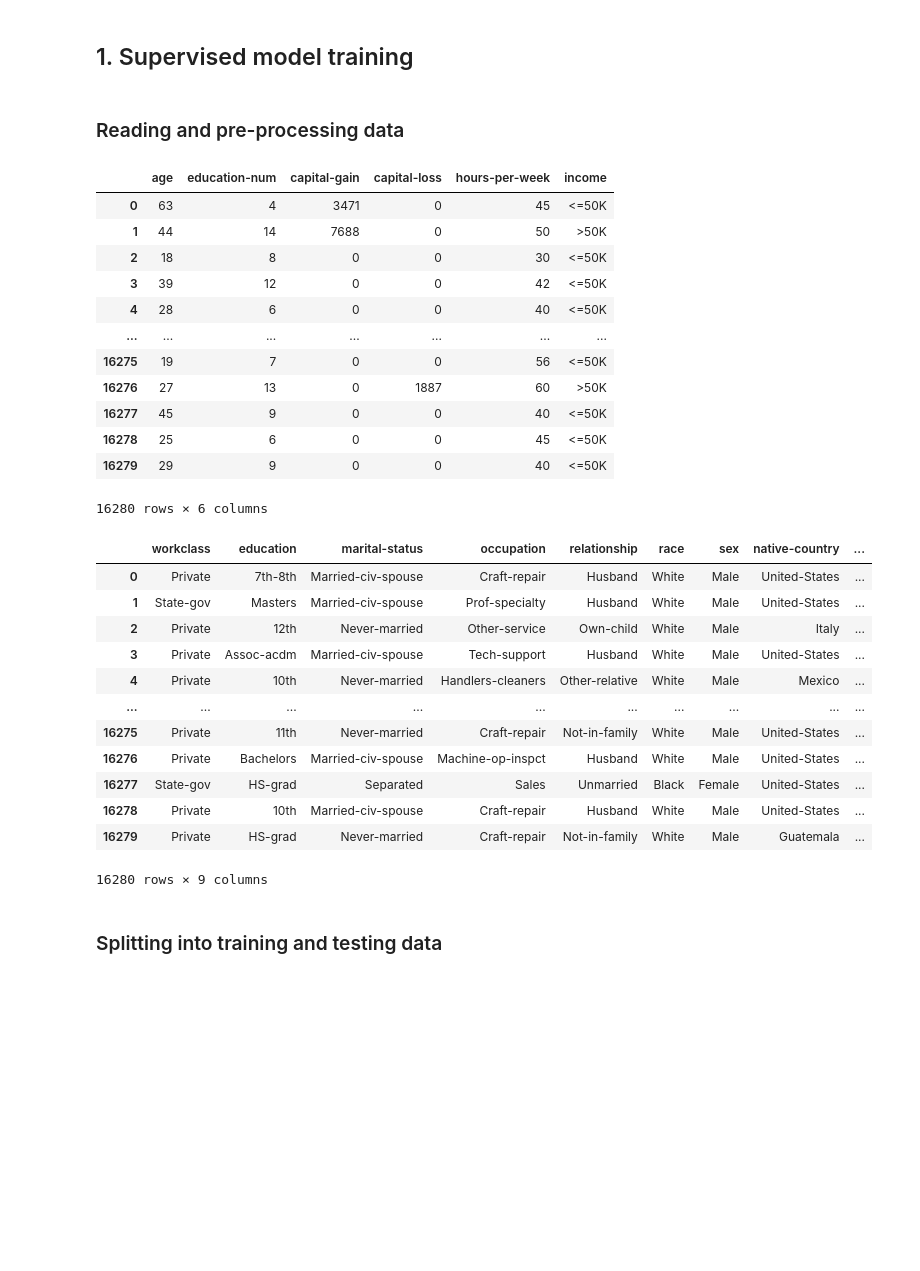
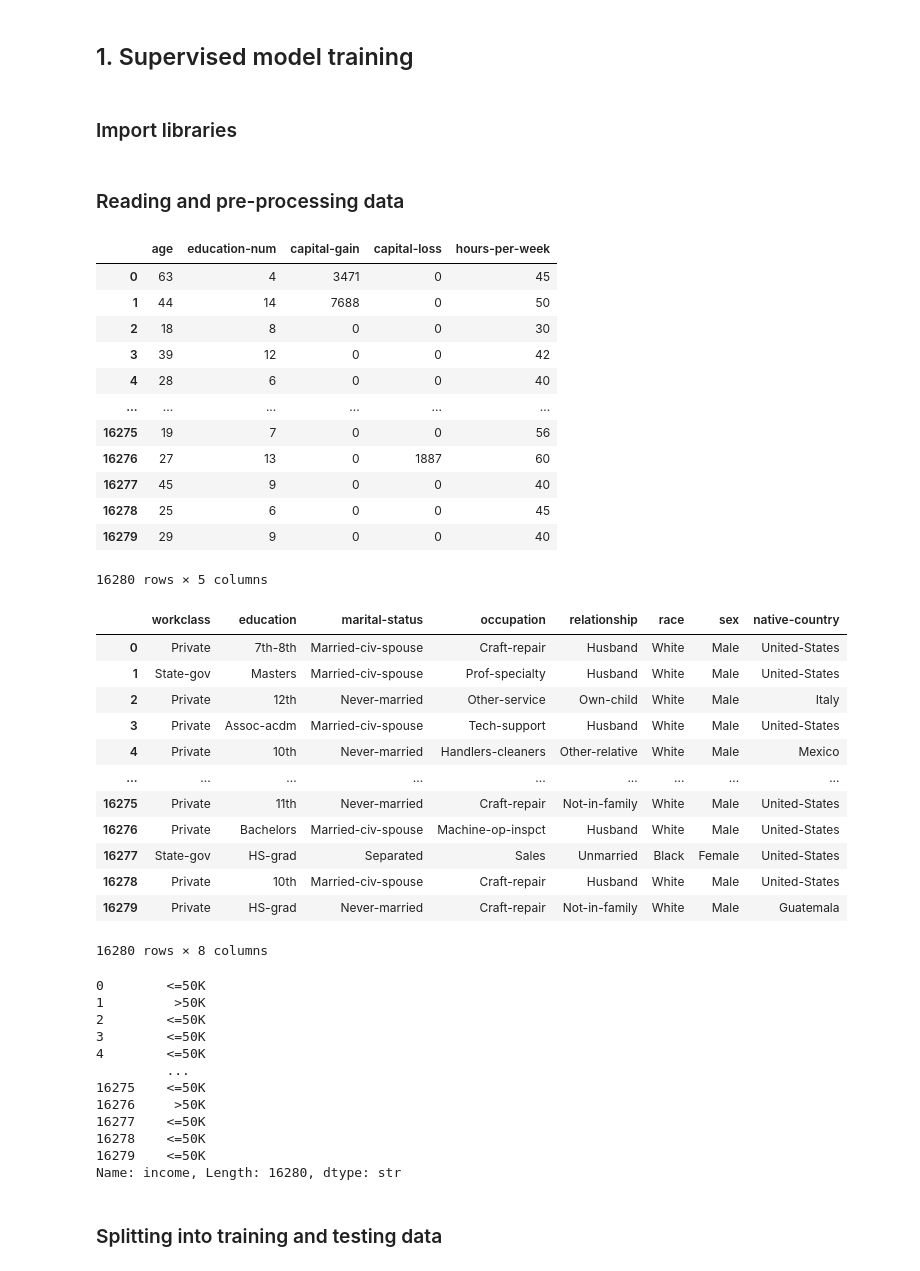
Before and after one commit to narolinelim/naive-bayes-income-classification, a Jupyter notebook: COMP30027_2026_asst1_template.ipynb, the cells around one changed output. Saved outputs shown, nothing was run; the diff lists cells and outputs as text; code cells hidden in the pictures; blank space fills up the shorter version.

```diff
--- a/COMP30027_2026_asst1_template.ipynb
+++ b/COMP30027_2026_asst1_template.ipynb
@@ -13,3 +13,5 @@ This iPython notebook is a template which you will use for your Assignment 1 sub
 **Adding proper comments to your code is MANDATORY. **
 # %% [markdown]
 ## 1. Supervised model training
+# %% [markdown]
+### Import libraries
@@ -16,44 +26,55 @@ This iPython notebook is a template which you will use for your Assignment 1 sub
 # %% [markdown]
 ### Reading and pre-processing data
 # %%
-import pandas as pd
-import math
-import numpy as np
 
 # Reading and pre-processing data
 data = pd.read_csv('Assignment1_data/adult_supervised_train.csv', sep=',')
 data = data.dropna(how='all')
 
-continuous_features = data[['age','education-num','capital-gain','capital-loss','hours-per-week','income']]
-categorical_features = data[['workclass','education','marital-status','occupation','relationship','race','sex','native-country','income']]
+continuous_features = data[['age','education-num','capital-gain','capital-loss','hours-per-week']]
+categorical_features = data[['workclass','education','marital-status','occupation','relationship','race','sex','native-country']]
 display(continuous_features)
 display(categorical_features)
+y = data['income']
+display(y)
 # %% [output]
-|  | age | education-num | capital-gain | capital-loss | hours-per-week | income |
-| 0 | 63 | 4 | 3471 | 0 | 45 | <=50K |
-| 1 | 44 | 14 | 7688 | 0 | 50 | >50K |
-| 2 | 18 | 8 | 0 | 0 | 30 | <=50K |
-| 3 | 39 | 12 | 0 | 0 | 42 | <=50K |
-| 4 | 28 | 6 | 0 | 0 | 40 | <=50K |
-| ... | ... | ... | ... | ... | ... | ... |
-| 16275 | 19 | 7 | 0 | 0 | 56 | <=50K |
-| 16276 | 27 | 13 | 0 | 1887 | 60 | >50K |
-| 16277 | 45 | 9 | 0 | 0 | 40 | <=50K |
-| 16278 | 25 | 6 | 0 | 0 | 45 | <=50K |
-| 16279 | 29 | 9 | 0 | 0 | 40 | <=50K |
+|  | age | education-num | capital-gain | capital-loss | hours-per-week |
+| 0 | 63 | 4 | 3471 | 0 | 45 |
+| 1 | 44 | 14 | 7688 | 0 | 50 |
+| 2 | 18 | 8 | 0 | 0 | 30 |
+| 3 | 39 | 12 | 0 | 0 | 42 |
+| 4 | 28 | 6 | 0 | 0 | 40 |
+| ... | ... | ... | ... | ... | ... |
+| 16275 | 19 | 7 | 0 | 0 | 56 |
+| 16276 | 27 | 13 | 0 | 1887 | 60 |
+| 16277 | 45 | 9 | 0 | 0 | 40 |
+| 16278 | 25 | 6 | 0 | 0 | 45 |
+| 16279 | 29 | 9 | 0 | 0 | 40 |
-16280 rows × 6 columns
+16280 rows × 5 columns
-|  | workclass | education | marital-status | occupation | relationship | race | sex | native-country | ... |
-| 0 | Private | 7th-8th | Married-civ-spouse | Craft-repair | Husband | White | Male | United-States | ... |
-| 1 | State-gov | Masters | Married-civ-spouse | Prof-specialty | Husband | White | Male | United-States | ... |
-| 2 | Private | 12th | Never-married | Other-service | Own-child | White | Male | Italy | ... |
-| 3 | Private | Assoc-acdm | Married-civ-spouse | Tech-support | Husband | White | Male | United-States | ... |
-| 4 | Private | 10th | Never-married | Handlers-cleaners | Other-relative | White | Male | Mexico | ... |
-| ... | ... | ... | ... | ... | ... | ... | ... | ... | ... |
-| 16275 | Private | 11th | Never-married | Craft-repair | Not-in-family | White | Male | United-States | ... |
-| 16276 | Private | Bachelors | Married-civ-spouse | Machine-op-inspct | Husband | White | Male | United-States | ... |
-| 16277 | State-gov | HS-grad | Separated | Sales | Unmarried | Black | Female | United-States | ... |
-| 16278 | Private | 10th | Married-civ-spouse | Craft-repair | Husband | White | Male | United-States | ... |
-| 16279 | Private | HS-grad | Never-married | Craft-repair | Not-in-family | White | Male | Guatemala | ... |
+|  | workclass | education | marital-status | occupation | relationship | race | sex | native-country |
+| 0 | Private | 7th-8th | Married-civ-spouse | Craft-repair | Husband | White | Male | United-States |
+| 1 | State-gov | Masters | Married-civ-spouse | Prof-specialty | Husband | White | Male | United-States |
+| 2 | Private | 12th | Never-married | Other-service | Own-child | White | Male | Italy |
+| 3 | Private | Assoc-acdm | Married-civ-spouse | Tech-support | Husband | White | Male | United-States |
+| 4 | Private | 10th | Never-married | Handlers-cleaners | Other-relative | White | Male | Mexico |
+| ... | ... | ... | ... | ... | ... | ... | ... | ... |
+| 16275 | Private | 11th | Never-married | Craft-repair | Not-in-family | White | Male | United-States |
+| 16276 | Private | Bachelors | Married-civ-spouse | Machine-op-inspct | Husband | White | Male | United-States |
+| 16277 | State-gov | HS-grad | Separated | Sales | Unmarried | Black | Female | United-States |
+| 16278 | Private | 10th | Married-civ-spouse | Craft-repair | Husband | White | Male | United-States |
+| 16279 | Private | HS-grad | Never-married | Craft-repair | Not-in-family | White | Male | Guatemala |
-16280 rows × 9 columns
+16280 rows × 8 columns
+0        <=50K
+1         >50K
+2        <=50K
+3        <=50K
+4        <=50K
+         ...
+16275    <=50K
+16276     >50K
+16277    <=50K
+16278    <=50K
+16279    <=50K
+Name: income, Length: 16280, dtype: str
 # %% [markdown]
 ### Splitting into training and testing data
```
Also changed, not shown: parts of 5 cells of this notebook.
